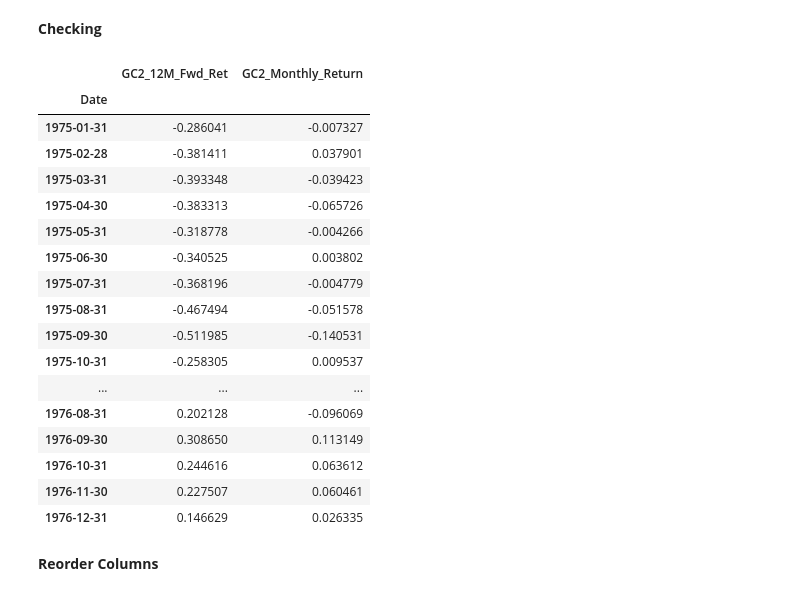
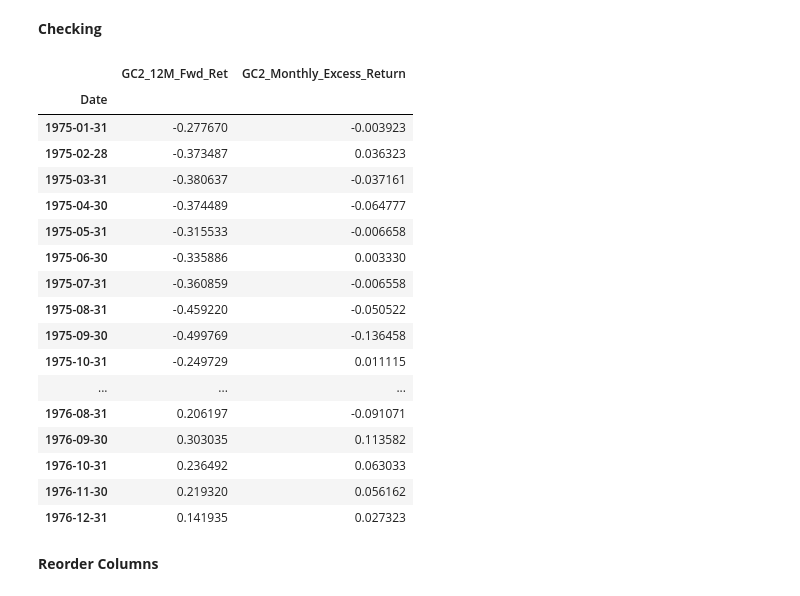
Before and after one commit to alphagoal/Proj_1_gold_futures_ML, a Jupyter notebook: gold_futures_data.ipynb, the cells around one changed output. Drawn from its saved outputs; the diff is of its cells as text; code cells hidden in the pictures.

```diff
--- a/gold_futures_data.ipynb
+++ b/gold_futures_data.ipynb
@@ -384,6 +384,6 @@ log_return_df = np.log(bbg_df.drop(columns=keep_columns, errors='ignore')).diff(
 # Combine the original values of the specified columns with the log returns of the remaining columns
 bbg_df_log_rets = pd.concat([log_return_df,bbg_df[keep_columns]], axis=1)
 bbg_df_log_rets = bbg_df_log_rets.iloc[1:]
-bbg_df_log_rets = bbg_df_log_rets.rename(columns={'GC1_PX_Last': 'GC1_Monthly_Return','GC2_PX_Last': 'GC2_Monthly_Return'}) #Update column name first, although up to this point is still daily data
+bbg_df_log_rets = bbg_df_log_rets.rename(columns={'GC1_PX_Last': 'GC1_Monthly_raw_Return','GC2_PX_Last': 'GC2_Monthly_raw_Return'}) #Update column name first, although up to this point is still daily data
 bbg_df_log_rets
 # %% [output]
@@ -441,8 +441,8 @@ bbg_df_monthly_only
 # %% [markdown]
 **Subtract Monthly Return with Risk-Free Return**
 # %%
-bbg_df_monthly_only['GC1_Monthly_Return'] = bbg_df_monthly_only['GC1_Monthly_Return'] - bbg_df_monthly_only['1M_risk_free_ret_realized']
-bbg_df_monthly_only['GC2_Monthly_Return'] = bbg_df_monthly_only['GC2_Monthly_Return'] - bbg_df_monthly_only['1M_risk_free_ret_realized']
+bbg_df_monthly_only['GC1_Monthly_Excess_Return'] = bbg_df_monthly_only['GC1_Monthly_raw_Return'] - bbg_df_monthly_only['1M_risk_free_ret_realized']
+bbg_df_monthly_only['GC2_Monthly_Excess_Return'] = bbg_df_monthly_only['GC1_Monthly_raw_Return'] - bbg_df_monthly_only['1M_risk_free_ret_realized']
 
 bbg_df_monthly_only
 # %% [output]
@@ -466,24 +466,24 @@ bbg_df_monthly_only
 **Calculate Realized Return and Sign**
 # %%
 #1M Return
-bbg_df_monthly_only['GC1_1M_Ret'] = bbg_df_monthly_only['GC1_Monthly_Return']
-bbg_df_monthly_only['GC2_1M_Ret'] = bbg_df_monthly_only['GC2_Monthly_Return']
+bbg_df_monthly_only['GC1_1M_Ret'] = bbg_df_monthly_only['GC1_Monthly_Excess_Return']
+bbg_df_monthly_only['GC2_1M_Ret'] = bbg_df_monthly_only['GC2_Monthly_Excess_Return']
 
 # 1M sign
-bbg_df_monthly_only['GC1_1M_Sign'] = np.sign(bbg_df_monthly_only['GC1_Monthly_Return'])
-bbg_df_monthly_only['GC2_1M_Sign'] = np.sign(bbg_df_monthly_only['GC2_Monthly_Return'])
+bbg_df_monthly_only['GC1_1M_Sign'] = np.sign(bbg_df_monthly_only['GC1_Monthly_Excess_Return'])
+bbg_df_monthly_only['GC2_1M_Sign'] = np.sign(bbg_df_monthly_only['GC2_Monthly_Excess_Return'])
 
 #--------------------
 
 # 3M return (log return accumulates by summation)
 bbg_df_monthly_only['GC1_3M_Ret'] = (
-    bbg_df_monthly_only['GC1_Monthly_Return']
+    bbg_df_monthly_only['GC1_Monthly_Excess_Return']
     .rolling(window=3)
     .sum()
 )
 
 bbg_df_monthly_only['GC2_3M_Ret'] = (
-    bbg_df_monthly_only['GC2_Monthly_Return']
+    bbg_df_monthly_only['GC2_Monthly_Excess_Return']
     .rolling(window=3)
     .sum()
 )
@@ -496,12 +496,12 @@ bbg_df_monthly_only['GC2_3M_Sign'] = np.sign(bbg_df_monthly_only['GC2_3M_Ret'])
 
 # 6M return (log return accumulates by summation)
 bbg_df_monthly_only['GC1_6M_Ret'] = (
-    bbg_df_monthly_only['GC1_Monthly_Return']
+    bbg_df_monthly_only['GC1_Monthly_Excess_Return']
     .rolling(window=6)
     .sum()
 )
 bbg_df_monthly_only['GC2_6M_Ret'] = (
-    bbg_df_monthly_only['GC2_Monthly_Return']
+    bbg_df_monthly_only['GC2_Monthly_Excess_Return']
     .rolling(window=6)
     .sum()
 )
@@ -513,12 +513,12 @@ bbg_df_monthly_only['GC2_6M_Sign'] = np.sign(bbg_df_monthly_only['GC2_6M_Ret'])
 
 # 12M return (log return accumulates by summation)
 bbg_df_monthly_only['GC1_12M_Ret'] = (
-    bbg_df_monthly_only['GC1_Monthly_Return']
+    bbg_df_monthly_only['GC1_Monthly_Excess_Return']
     .rolling(window=12)
     .sum()
 )
 bbg_df_monthly_only['GC2_12M_Ret'] = (
-    bbg_df_monthly_only['GC2_Monthly_Return']
+    bbg_df_monthly_only['GC2_Monthly_Excess_Return']
     .rolling(window=12)
     .sum()
 )
@@ -530,6 +530,6 @@ bbg_df_monthly_only['GC2_12M_Sign'] = np.sign(bbg_df_monthly_only['GC2_12M_Ret']
 
 
 #checking log return
-bbg_df_monthly_only[['GC2_Monthly_Return','GC2_12M_Ret','GC2_6M_Ret','GC2_3M_Ret']].head(24)
+bbg_df_monthly_only[['GC2_Monthly_Excess_Return','GC2_12M_Ret','GC2_6M_Ret','GC2_3M_Ret']].head(24)
 #bbg_df_monthly_only
 # %% [output]
@@ -679,26 +719,26 @@ bbg_df_monthly_only
 **Checking**
 # %%
 #checking Next X month Return
-bbg_df_monthly_only[['GC2_12M_Fwd_Ret','GC2_Monthly_Return']].head(24)
+bbg_df_monthly_only[['GC2_12M_Fwd_Ret','GC2_Monthly_Excess_Return']].head(24)
 # %% [output]
-|  | GC2_12M_Fwd_Ret | GC2_Monthly_Return |
+|  | GC2_12M_Fwd_Ret | GC2_Monthly_Excess_Return |
 | Date |  |  |
-| 1975-01-31 | -0.286041 | -0.007327 |
-| 1975-02-28 | -0.381411 | 0.037901 |
-| 1975-03-31 | -0.393348 | -0.039423 |
-| 1975-04-30 | -0.383313 | -0.065726 |
-| 1975-05-31 | -0.318778 | -0.004266 |
-| 1975-06-30 | -0.340525 | 0.003802 |
-| 1975-07-31 | -0.368196 | -0.004779 |
-| 1975-08-31 | -0.467494 | -0.051578 |
-| 1975-09-30 | -0.511985 | -0.140531 |
-| 1975-10-31 | -0.258305 | 0.009537 |
+| 1975-01-31 | -0.277670 | -0.003923 |
+| 1975-02-28 | -0.373487 | 0.036323 |
+| 1975-03-31 | -0.380637 | -0.037161 |
+| 1975-04-30 | -0.374489 | -0.064777 |
+| 1975-05-31 | -0.315533 | -0.006658 |
+| 1975-06-30 | -0.335886 | 0.003330 |
+| 1975-07-31 | -0.360859 | -0.006558 |
+| 1975-08-31 | -0.459220 | -0.050522 |
+| 1975-09-30 | -0.499769 | -0.136458 |
+| 1975-10-31 | -0.249729 | 0.011115 |
 | ... | ... | ... |
-| 1976-08-31 | 0.202128 | -0.096069 |
-| 1976-09-30 | 0.308650 | 0.113149 |
-| 1976-10-31 | 0.244616 | 0.063612 |
-| 1976-11-30 | 0.227507 | 0.060461 |
-| 1976-12-31 | 0.146629 | 0.026335 |
+| 1976-08-31 | 0.206197 | -0.091071 |
+| 1976-09-30 | 0.303035 | 0.113582 |
+| 1976-10-31 | 0.236492 | 0.063033 |
+| 1976-11-30 | 0.219320 | 0.056162 |
+| 1976-12-31 | 0.141935 | 0.027323 |
 # %% [markdown]
 **Reorder Columns**
 # %%
```
Also changed, not shown: parts of 84 cells of this notebook, 6 other files.
